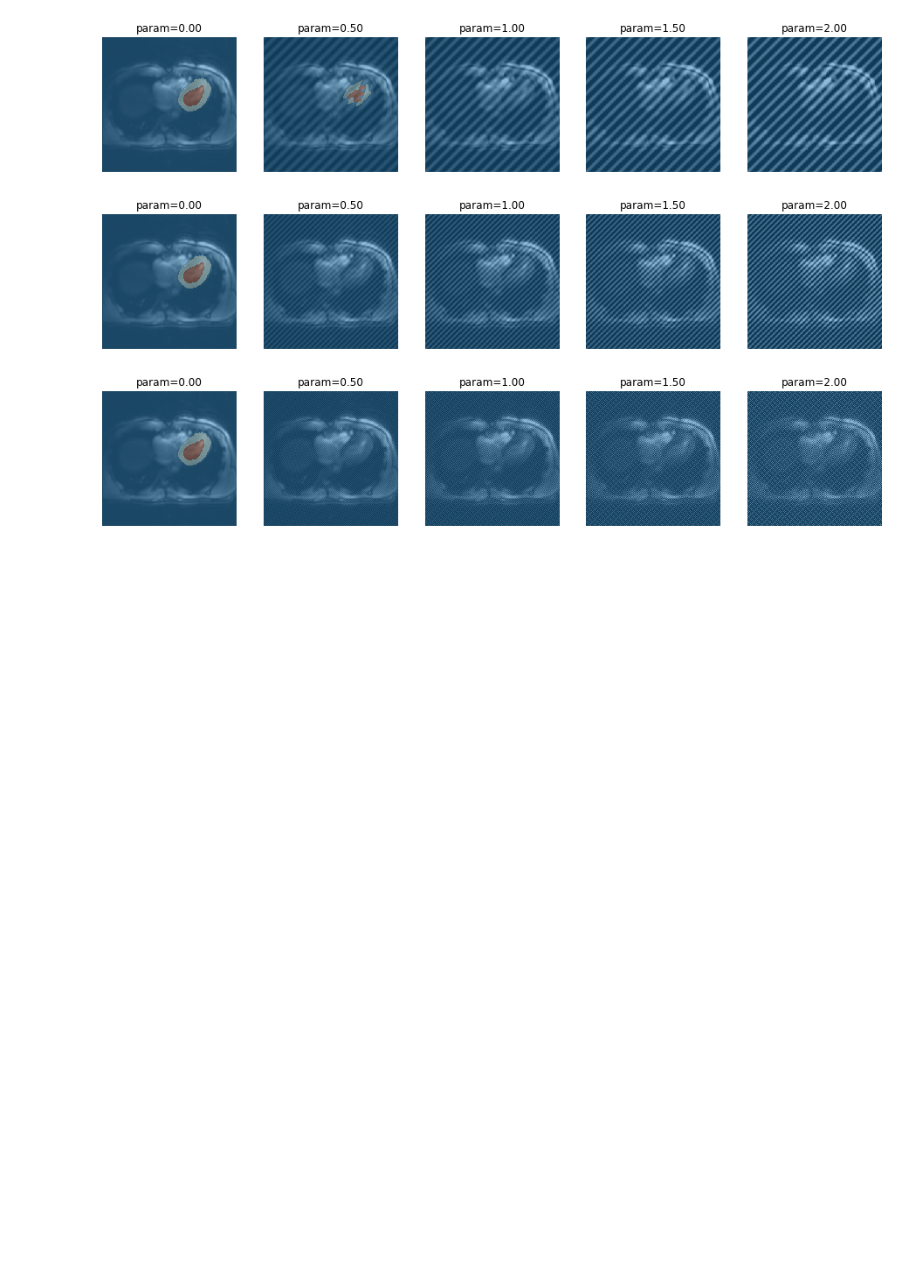
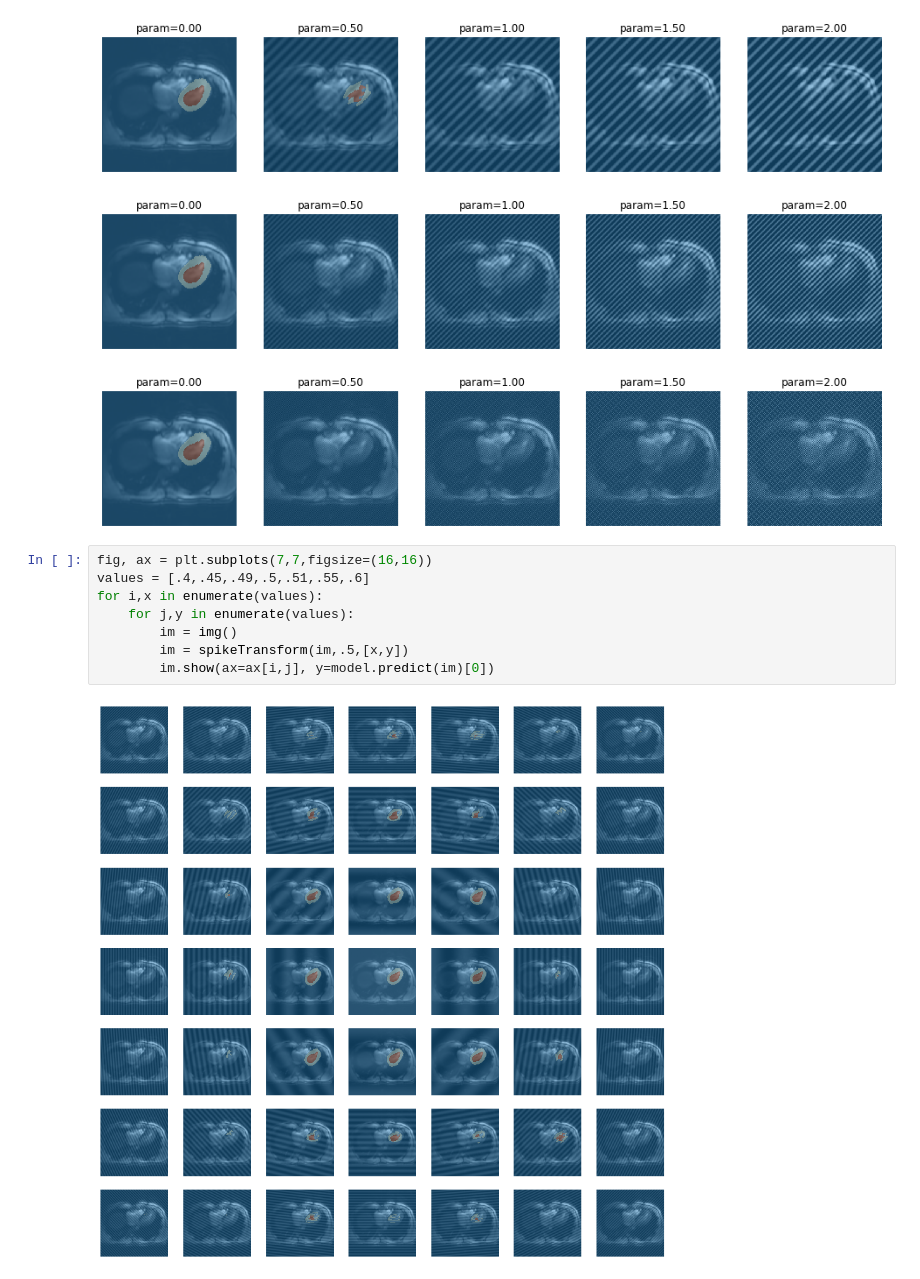
Before and after one commit to chfc-cmi/misas, a Jupyter notebook: 03_transversals.ipynb, the cells around one changed output. Drawn from its saved outputs; the diff is of its cells as text; blank space fills up the shorter version.

Commit message:
Add different spike locations

```diff
--- a/03_transversals.ipynb
+++ b/03_transversals.ipynb
@@ -276,3 +283,13 @@ for i in [.51,.55,.6,.75]:
 [figure]
 [figure]
 [figure]
+# %%
+fig, ax = plt.subplots(7,7,figsize=(16,16))
+values = [.4,.45,.49,.5,.51,.55,.6]
+for i,x in enumerate(values):
+    for j,y in enumerate(values):
+        im = img()
+        im = spikeTransform(im,.5,[x,y])
+        im.show(ax=ax[i,j], y=model.predict(im)[0])
+# %% [output]
+[figure, added]
```
Also changed, not shown: parts of 1 cell of this notebook, 1 other file.
